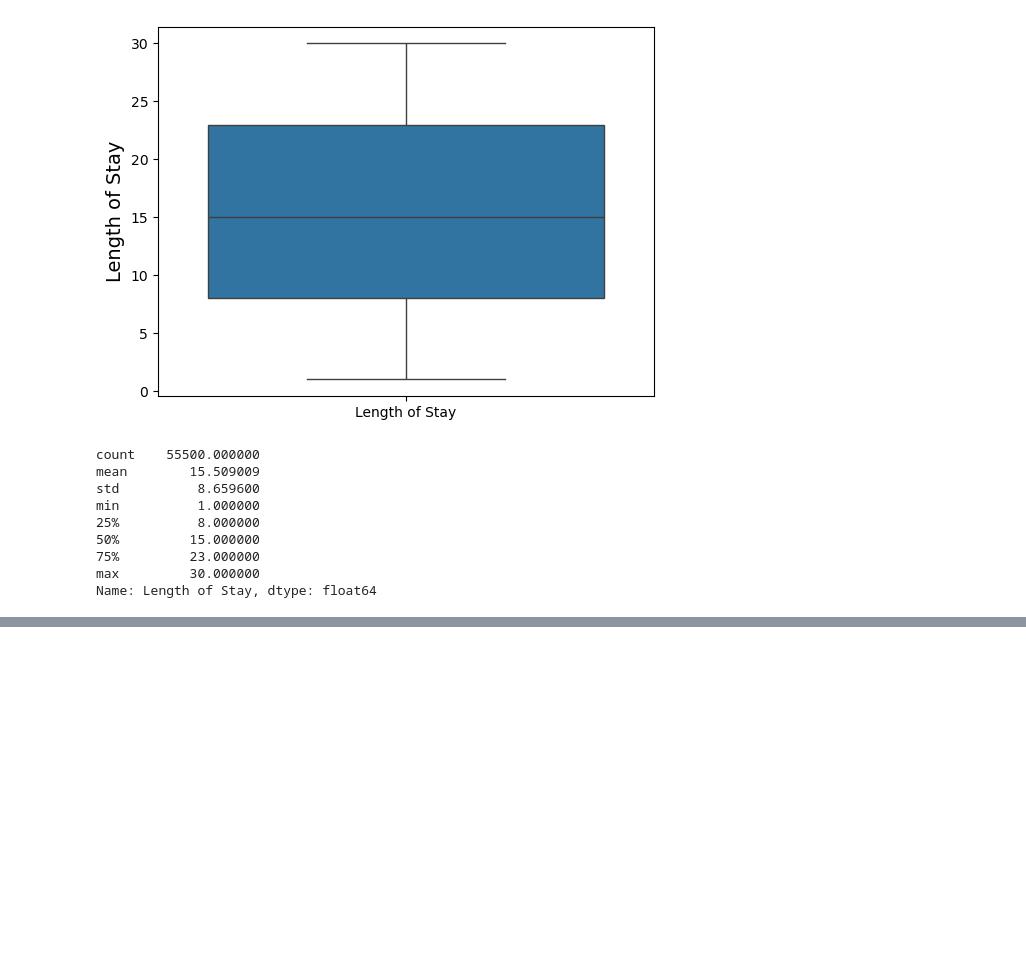
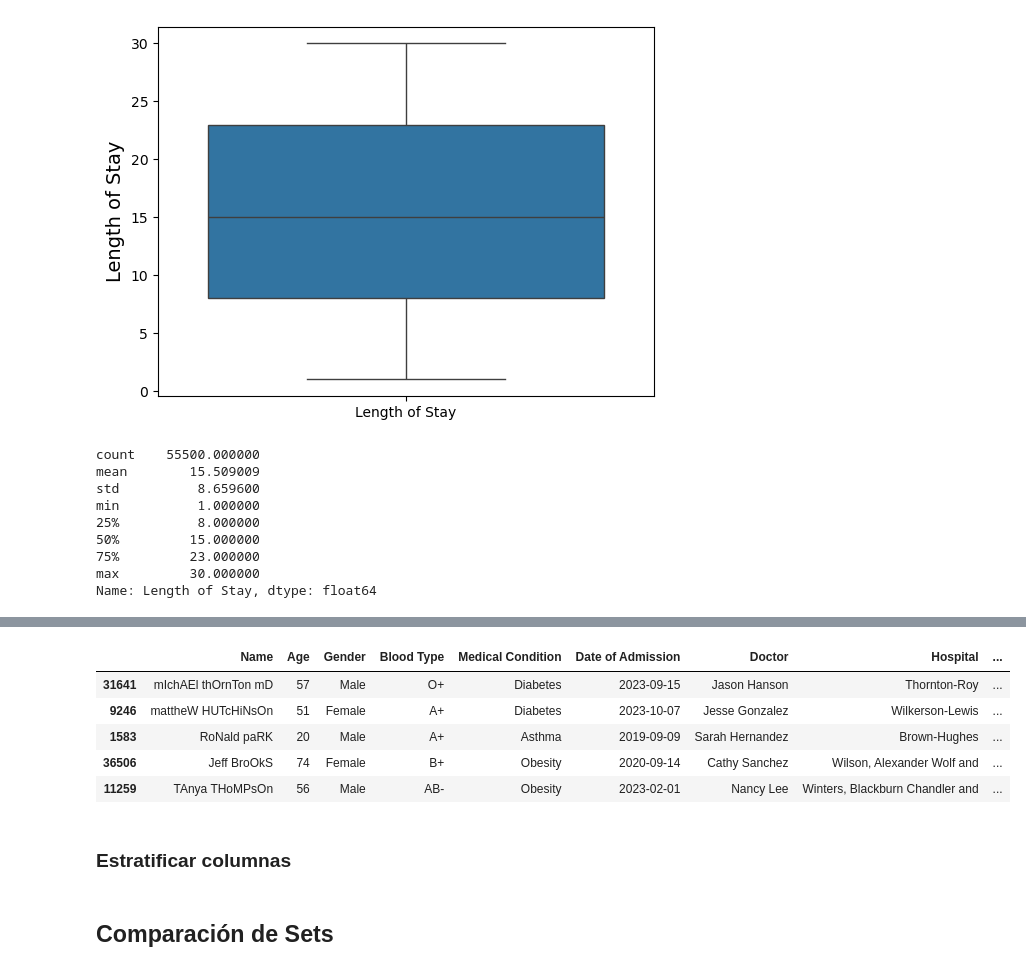
Before and after one commit to Mr-Maccoy/BigData, a Jupyter notebook: G1_SC707_Avance1_LN.ipynb, the cells around one changed output, grey strips where cells are left out. Saved outputs shown, nothing was run; the diff lists cells and outputs as text; code cells hidden in the pictures; blank space fills up the shorter version.

```diff
--- a/G1_SC707_Avance1_LN.ipynb
+++ b/G1_SC707_Avance1_LN.ipynb
@@ -197,0 +236,11 @@ Name: Length of Stay, dtype: float64
+# %%
+test_set.head() #muestra las primeras filas del conjunto de pruebas, no se vuelve a "tocar"
+# %% [output]
+|  | Name | Age | Gender | Blood Type | Medical Condition | Date of Admission | Doctor | Hospital | ... |
+| 31641 | mIchAEl thOrnTon mD | 57 | Male | O+ | Diabetes | 2023-09-15 | Jason Hanson | Thornton-Roy | ... |
+| 9246 | mattheW HUTcHiNsOn | 51 | Female | A+ | Diabetes | 2023-10-07 | Jesse Gonzalez | Wilkerson-Lewis | ... |
+| 1583 | RoNald paRK | 20 | Male | A+ | Asthma | 2019-09-09 | Sarah Hernandez | Brown-Hughes | ... |
+| 36506 | Jeff BroOkS | 74 | Female | B+ | Obesity | 2020-09-14 | Cathy Sanchez | Wilson, Alexander Wolf and | ... |
+| 11259 | TAnya THoMPsOn | 56 | Male | AB- | Obesity | 2023-02-01 | Nancy Lee | Winters, Blackburn Chandler and | ... |
+# %% [markdown]
+### Estratificar columnas
@@ -197,0 +271,2 @@ Name: Length of Stay, dtype: float64
+# %% [markdown]
+## Comparación de Sets
```
Also changed, not shown: parts of 18 cells of this notebook.
